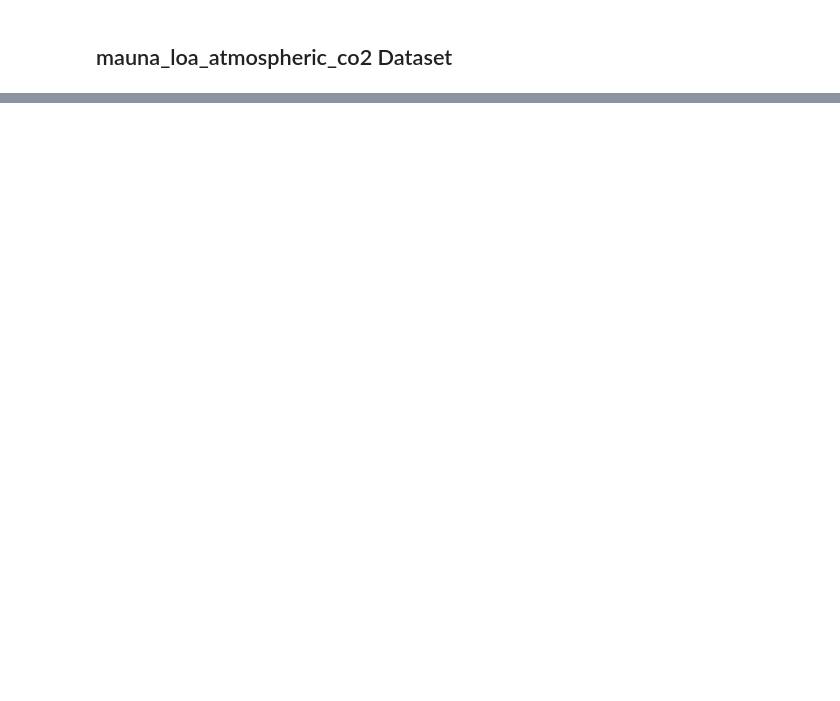
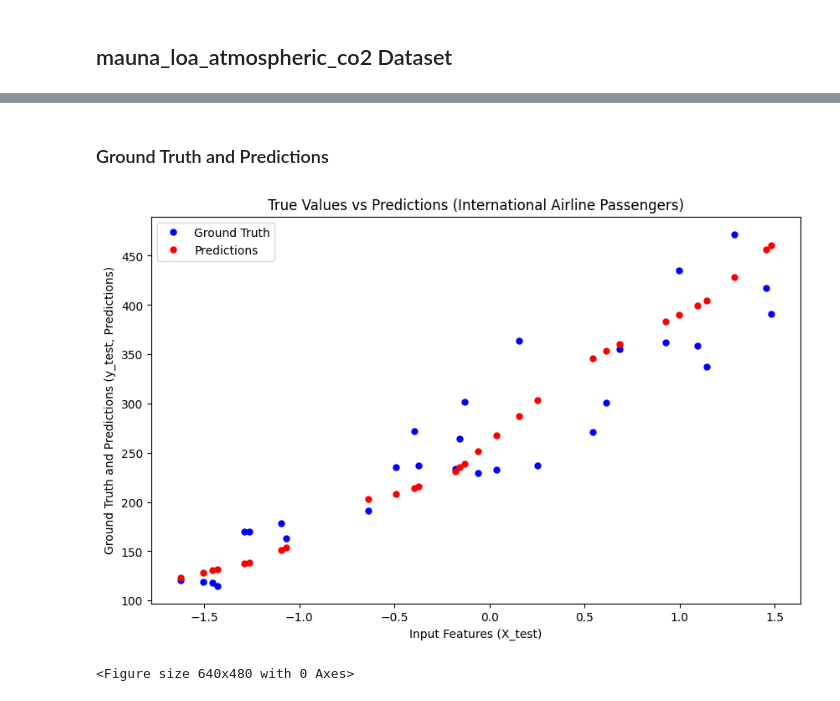
Before and after one commit to BIGmama-technology/Hiring-AI-engineer, a Jupyter notebook: scripts/BNN_improved_visualisation.ipynb, the cells around one changed output, grey strips where cells are left out. Cells and saved outputs as stored; diff of their text form; code cells hidden in the pictures; blank space fills up the shorter version.

```diff
--- a/scripts/BNN_improved_visualisation.ipynb
+++ b/scripts/BNN_improved_visualisation.ipynb
@@ -177,0 +234,26 @@ torch.save(model_airline, "../models/international_airline_passengers_improved.p
+# %% [markdown]
+<h3>Ground Truth and Predictions
+# %%
+# Evaluate the model on the test set
+with torch.no_grad():
+    model_airline.eval()
+    predictions_airline = model_airline(X2_test_tensor)
+
+# Convert predictions to NumPy array for plotting
+predictions_np_airline = predictions_airline.numpy()
+
+# Plot Ground Truth vs Predictions
+plt.figure(figsize=(10, 6))
+plt.plot(X2_test, y2_test, "b.", markersize=10, label="Ground Truth")
+plt.plot(X2_test, predictions_np_airline, "r.", markersize=10, label="Predictions")
+plt.xlabel("Input Features (X_test)")
+plt.ylabel("Ground Truth and Predictions (y_test, Predictions)")
+plt.title(f"True Values vs Predictions (International Airline Passengers)")
+plt.legend()
+plt.show()
+
+# export the plot
+plt.savefig("../models/international_airline_passengers_predictions.png")
+# %% [output]
+[figure, added]
+<Figure size 640x480 with 0 Axes>
```
Also changed, not shown: parts of 17 cells of this notebook, 8 other files.
